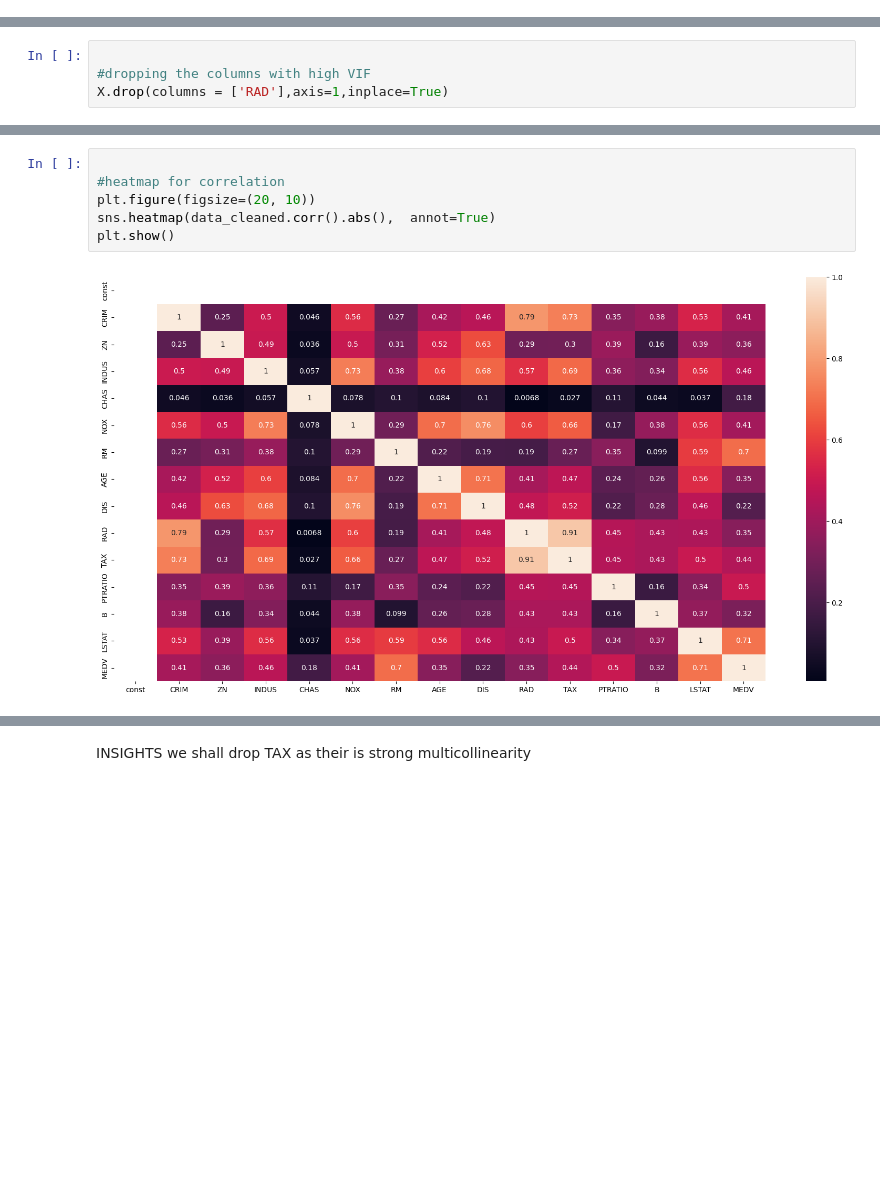
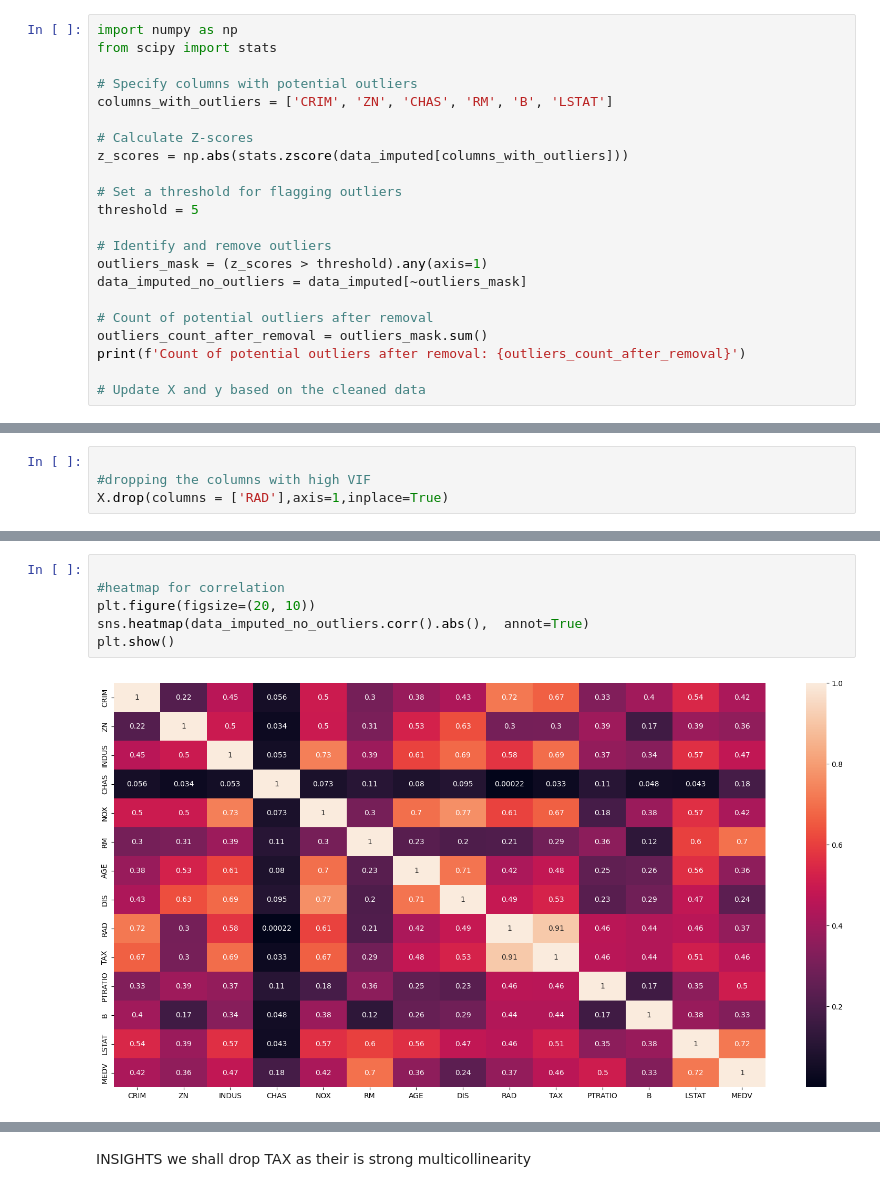
Before and after one commit to zinduaschool/0205-boston-housing-project---regression-marshmoses, a Jupyter notebook: main.ipynb, the cells around one changed output, grey strips where cells are left out. Drawn from its saved outputs; the diff is of its cells as text; blank space fills up the shorter version.

```diff
--- a/main.ipynb
+++ b/main.ipynb
@@ -213,0 +244,22 @@ there is presence of outliers
+# %%
+import numpy as np
+from scipy import stats
+
+# Specify columns with potential outliers
+columns_with_outliers = ['CRIM', 'ZN', 'CHAS', 'RM', 'B', 'LSTAT']
+
+# Calculate Z-scores
+z_scores = np.abs(stats.zscore(data_imputed[columns_with_outliers]))
+
+# Set a threshold for flagging outliers
+threshold = 5
+
+# Identify and remove outliers
+outliers_mask = (z_scores > threshold).any(axis=1)
+data_imputed_no_outliers = data_imputed[~outliers_mask]
+
+# Count of potential outliers after removal
+outliers_count_after_removal = outliers_mask.sum()
+print(f'Count of potential outliers after removal: {outliers_count_after_removal}')
+
+# Update X and y based on the cleaned data
@@ -287,11 +372,11 @@ Index(['const', 'CRIM', 'ZN', 'INDUS', 'CHAS', 'NOX', 'RM', 'AGE', 'DIS',
 # %%
 
 #heatmap for correlation
 plt.figure(figsize=(20, 10))
-sns.heatmap(data_cleaned.corr().abs(),  annot=True)
+sns.heatmap(data_imputed_no_outliers.corr().abs(),  annot=True)
 plt.show()
 # %% [output]
-[figure, old version]
+[figure, new version]
 # %%
 
 import statsmodels.formula.api as smf
```
Also changed, not shown: parts of 38 cells of this notebook.
